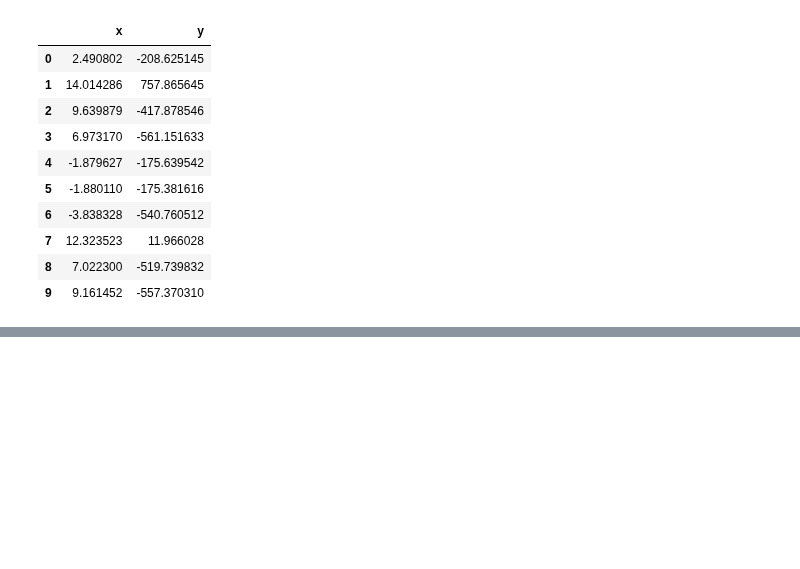
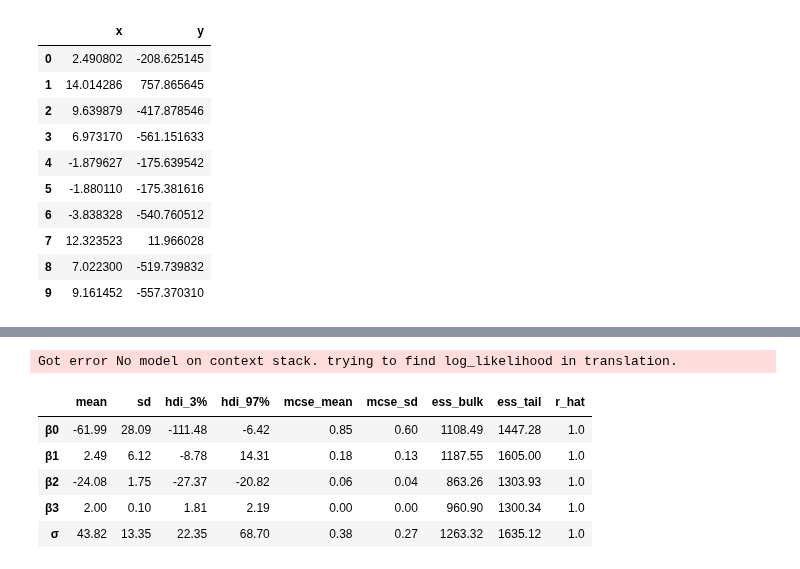
Before and after one commit to jsdiazpo/Bayesian-Digressions, a Jupyter notebook: Gaussian-Processes.ipynb, the cells around one changed output, grey strips where cells are left out. Cells and saved outputs as stored; diff of their text form; code cells hidden in the pictures; blank space fills up the shorter version.

```diff
--- a/Gaussian-Processes.ipynb
+++ b/Gaussian-Processes.ipynb
@@ -75,8 +77,8 @@ ax.grid(lw=1, alpha=0.2, zorder=0)
 np.random.seed(1)
 def f(x):
     """The function to predict."""
-    # return 2.3 * x + 5.2 * x**(1/2) + 5*np.sin(x)
-    return 5+np.sin(x)*np.exp(-x/5)
+    # return 5+np.sin(x)*np.exp(-x/5)
+    return function(x)
 
 #  First the noiseless case
 # X = np.atleast_2d([1., 3., 5., 6., 7., 8.]).T
@@ -170,0 +179,10 @@ plt.tight_layout();
+# %%
+az.summary(trace, round_to=2)
+# %% [output]
+Got error No model on context stack. trying to find log_likelihood in translation.
+|  | mean | sd | hdi_3% | hdi_97% | mcse_mean | mcse_sd | ess_bulk | ess_tail | r_hat |
+| β0 | -61.99 | 28.09 | -111.48 | -6.42 | 0.85 | 0.60 | 1108.49 | 1447.28 | 1.0 |
+| β1 | 2.49 | 6.12 | -8.78 | 14.31 | 0.18 | 0.13 | 1187.55 | 1605.00 | 1.0 |
+| β2 | -24.08 | 1.75 | -27.37 | -20.82 | 0.06 | 0.04 | 863.26 | 1303.93 | 1.0 |
+| β3 | 2.00 | 0.10 | 1.81 | 2.19 | 0.00 | 0.00 | 960.90 | 1300.34 | 1.0 |
+| σ | 43.82 | 13.35 | 22.35 | 68.70 | 0.38 | 0.27 | 1263.32 | 1635.12 | 1.0 |
```
Also changed, not shown: parts of 9 cells of this notebook.
